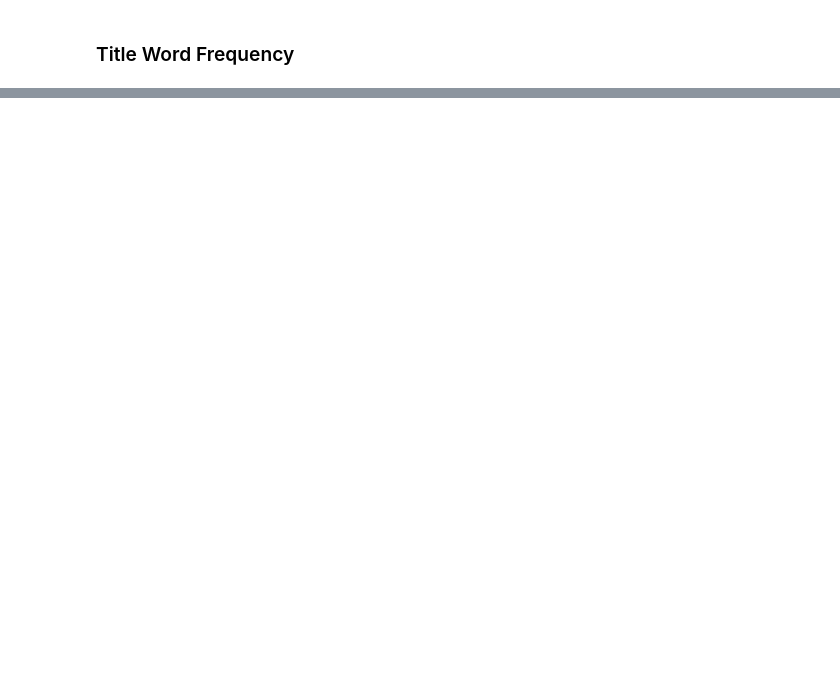
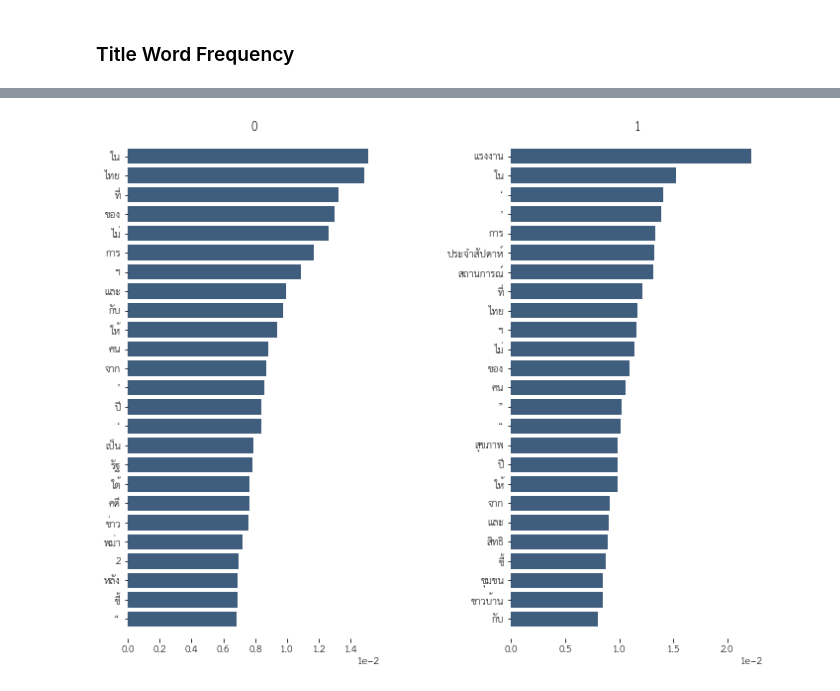
Before and after one commit to PyThaiNLP/prachathai-67k, a Jupyter notebook: exploration.ipynb, the cells around one changed output, grey strips where cells are left out. Cells and saved outputs as stored; diff of their text form; code cells hidden in the pictures; blank space fills up the shorter version.

```diff
--- a/exploration.ipynb
+++ b/exploration.ipynb
@@ -308,0 +398,10 @@ title_top.tail(10)
+# %%
+show_classfeats(
+    df=prachathai,
+    vectorizer=TfidfVectorizer,
+    analyzer=process_text,
+    text_col='title',
+    class_col='คุณภาพชีวิต'
+)
+# %% [output]
+[figure, added]
```
Also changed, not shown: parts of 23 cells of this notebook, 4 other files.
